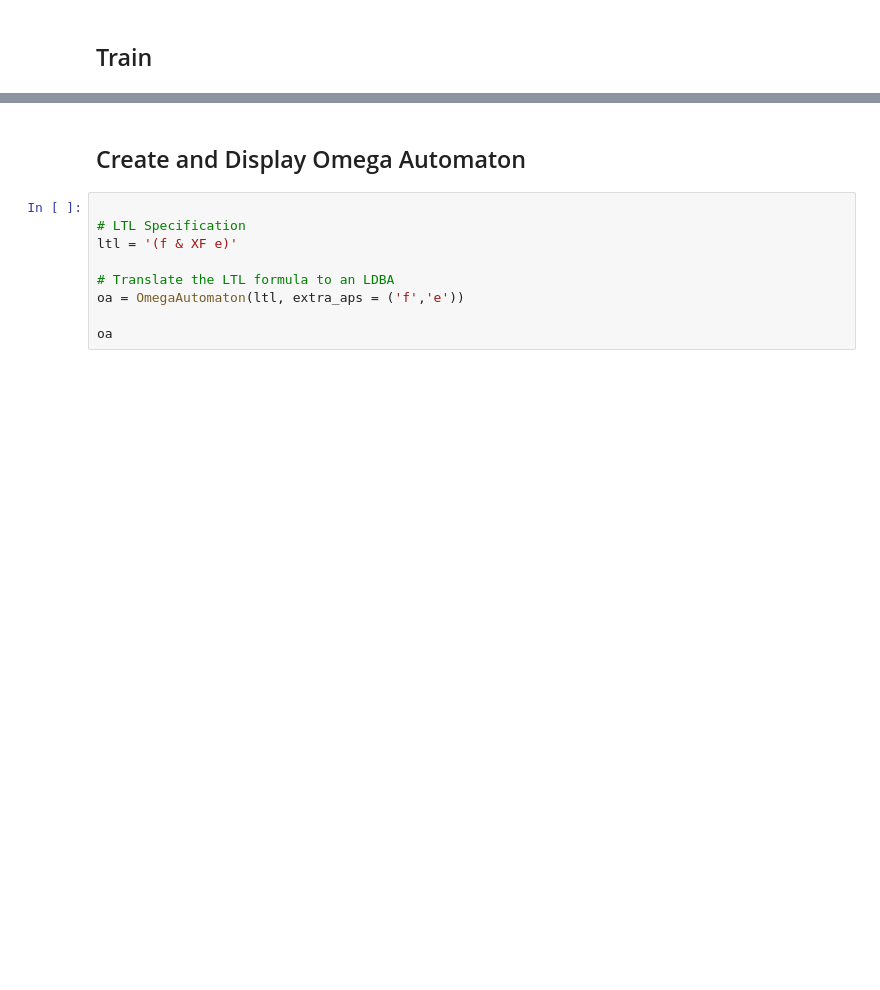
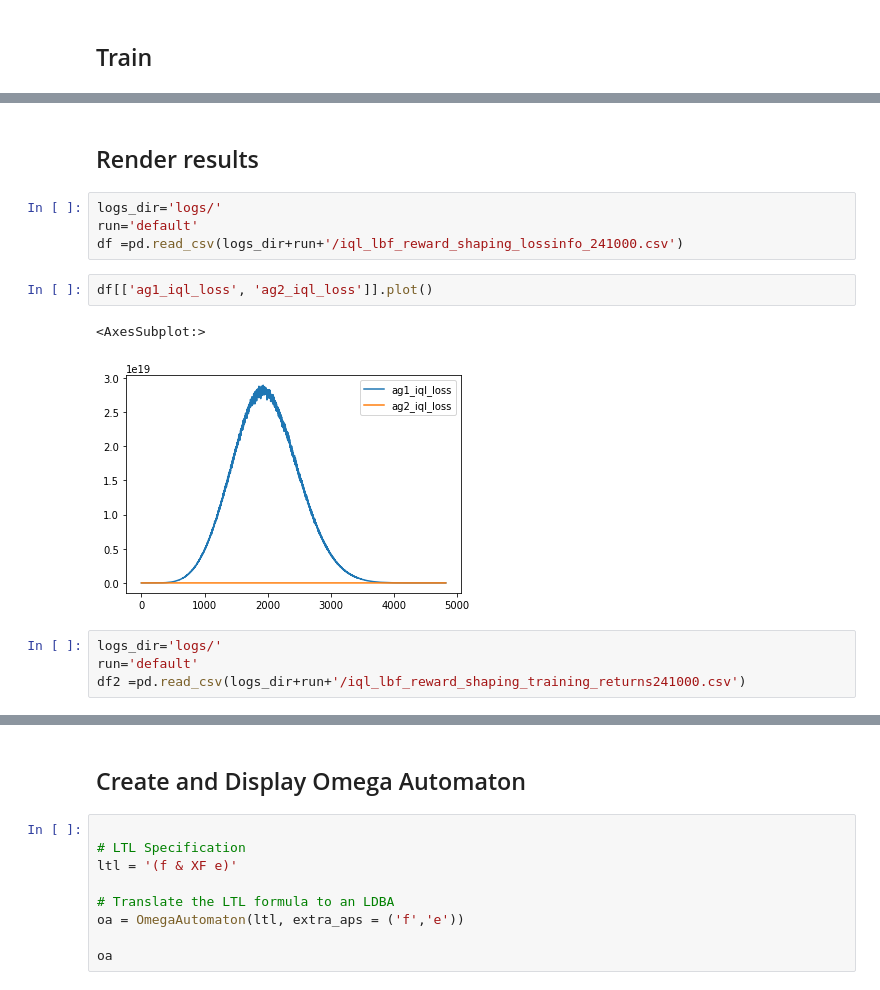
Before and after one commit to IngyN/macsrl, a Jupyter notebook: seql_foraging.ipynb, the cells around one changed output, grey strips where cells are left out. Saved outputs shown, nothing was run; the diff lists cells and outputs as text; blank space fills up the shorter version.

```diff
--- a/seql_foraging.ipynb
+++ b/seql_foraging.ipynb
@@ -39,0 +61,15 @@ AttributeError: 'list' object has no attribute 'cpu'
+# %% [markdown]
+## Render results
+# %%
+logs_dir='logs/'
+run='default'
+df =pd.read_csv(logs_dir+run+'/iql_lbf_reward_shaping_lossinfo_241000.csv')
+# %%
+df[['ag1_iql_loss', 'ag2_iql_loss']].plot()
+# %% [output]
+<AxesSubplot:>
+[figure, added]
+# %%
+logs_dir='logs/'
+run='default'
+df2 =pd.read_csv(logs_dir+run+'/iql_lbf_reward_shaping_training_returns241000.csv')
```
Also changed, not shown: parts of 6 cells of this notebook, 4 other files.
